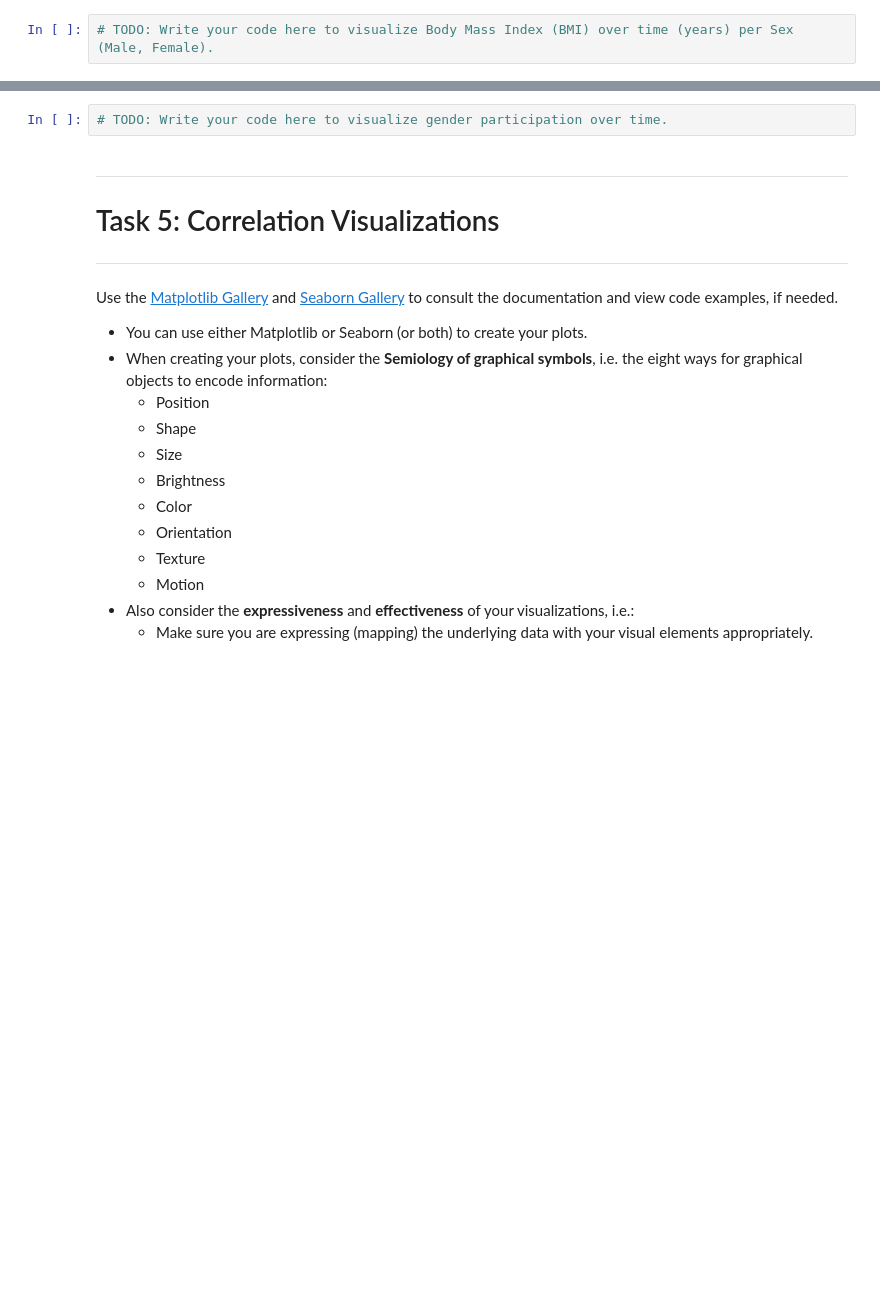
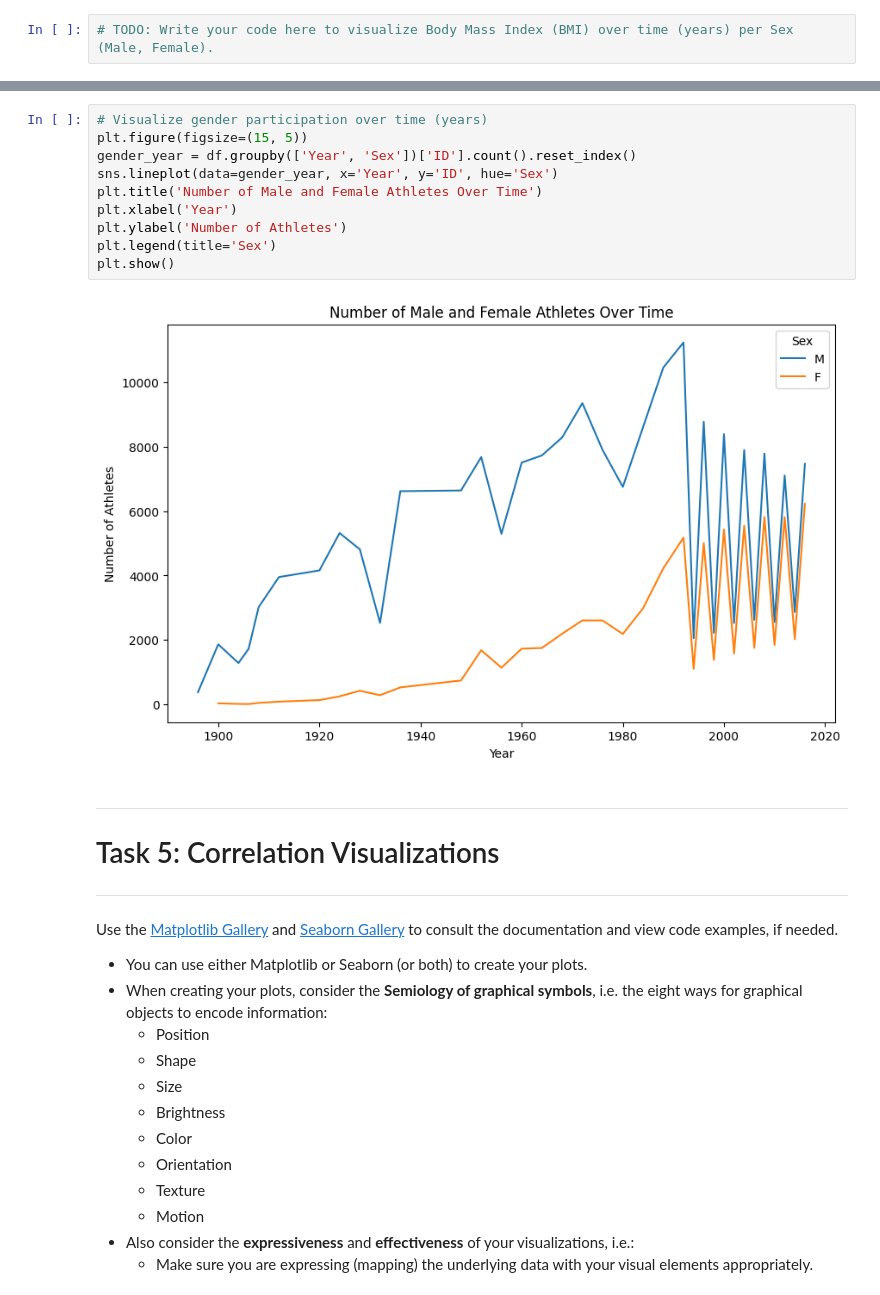
Before and after one commit to Cyrus7777/grupp_7, a Jupyter notebook: assignment.ipynb, the cells around one changed output, grey strips where cells are left out. Saved outputs shown, nothing was run; the diff lists cells and outputs as text; blank space fills up the shorter version.

Commit message:
Task 4.2 Visualize Gender (Sex) Participation Over Time

```diff
--- a/assignment.ipynb
+++ b/assignment.ipynb
@@ -774,7 +774,17 @@ Create a visualization showing the number of Male and Female athletes over time
 
 </details>
 # %%
-# TODO: Write your code here to visualize gender participation over time.
+# Visualize gender participation over time (years)
+plt.figure(figsize=(15, 5))
+gender_year = df.groupby(['Year', 'Sex'])['ID'].count().reset_index()
+sns.lineplot(data=gender_year, x='Year', y='ID', hue='Sex')
+plt.title('Number of Male and Female Athletes Over Time')
+plt.xlabel('Year')
+plt.ylabel('Number of Athletes')
+plt.legend(title='Sex')
+plt.show()
+# %% [output]
+[figure, added]
 # %% [markdown]
 ---
 # Task 5: Correlation Visualizations
```
